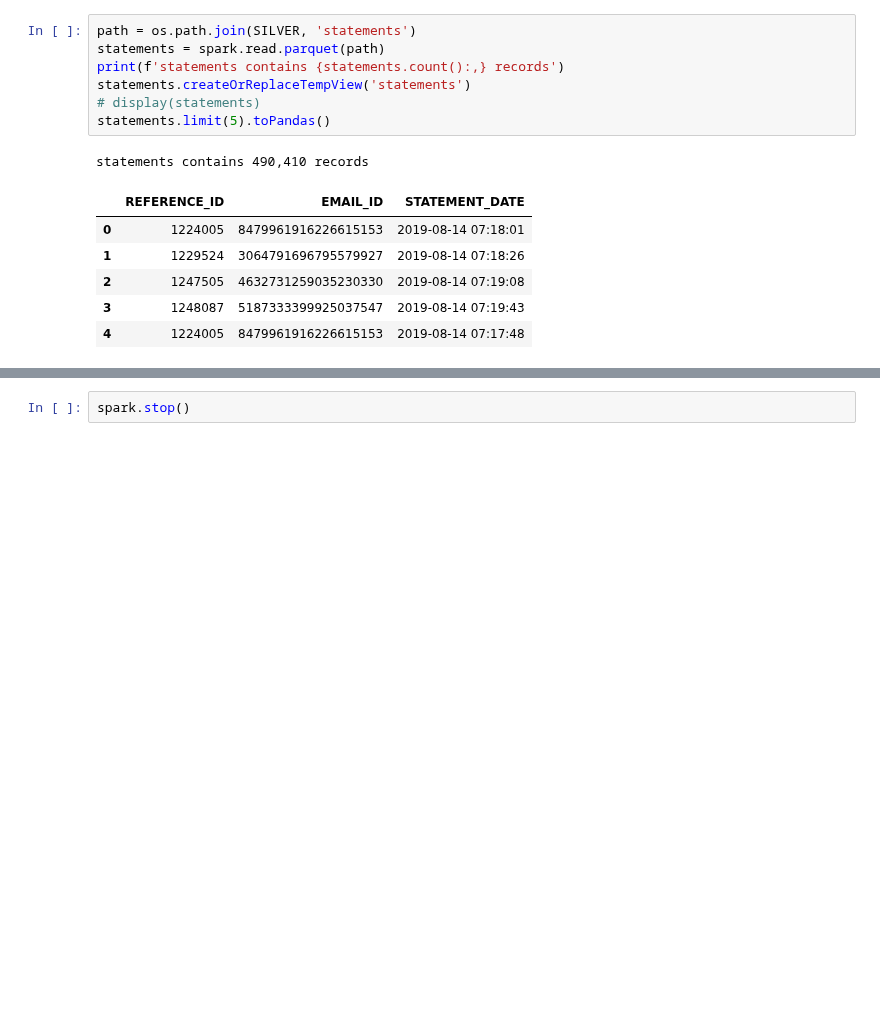
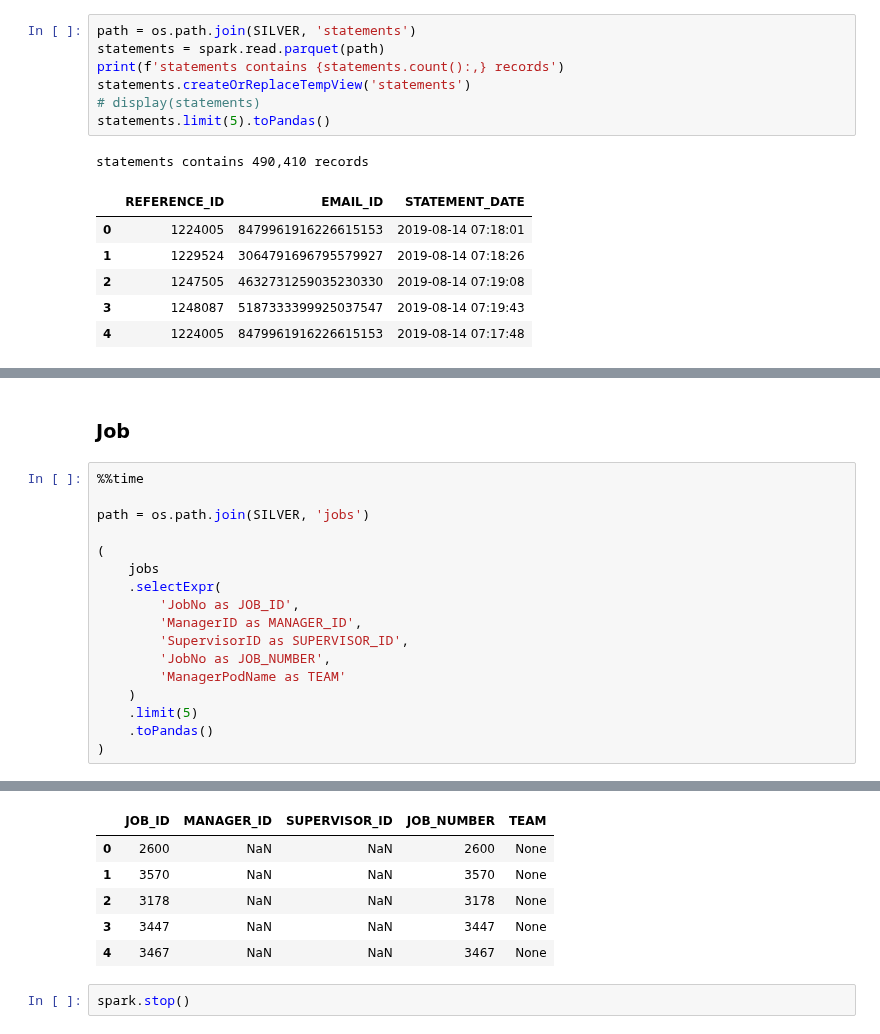
Before and after one commit to cpassorelli/call-reports, a Jupyter notebook: ipython/requests-data-warehouse-integration-exploration.ipynb, the cells around one changed output, grey strips where cells are left out. Cells and saved outputs as stored; diff of their text form; blank space fills up the shorter version.

```diff
--- a/ipython/requests-data-warehouse-integration-exploration.ipynb
+++ b/ipython/requests-data-warehouse-integration-exploration.ipynb
@@ -952,0 +895,20 @@ statements contains 490,410 records
+# %% [markdown]
+### Job
+# %%
+%%time
+
+path = os.path.join(SILVER, 'jobs')
+
+(
+    jobs
+    .selectExpr(
+        'JobNo as JOB_ID',
+        'ManagerID as MANAGER_ID',
+        'SupervisorID as SUPERVISOR_ID',
+        'JobNo as JOB_NUMBER',
+        'ManagerPodName as TEAM'
+    )
+    .limit(5)
+    .toPandas()
+)
+# %% [output]
@@ -953,2 +917,8 @@ statements contains 490,410 records
+|  | JOB_ID | MANAGER_ID | SUPERVISOR_ID | JOB_NUMBER | TEAM |
+| 0 | 2600 | NaN | NaN | 2600 | None |
+| 1 | 3570 | NaN | NaN | 3570 | None |
+| 2 | 3178 | NaN | NaN | 3178 | None |
+| 3 | 3447 | NaN | NaN | 3447 | None |
+| 4 | 3467 | NaN | NaN | 3467 | None |
 # %%
 spark.stop()
```
Also changed, not shown: parts of 16 cells of this notebook.
